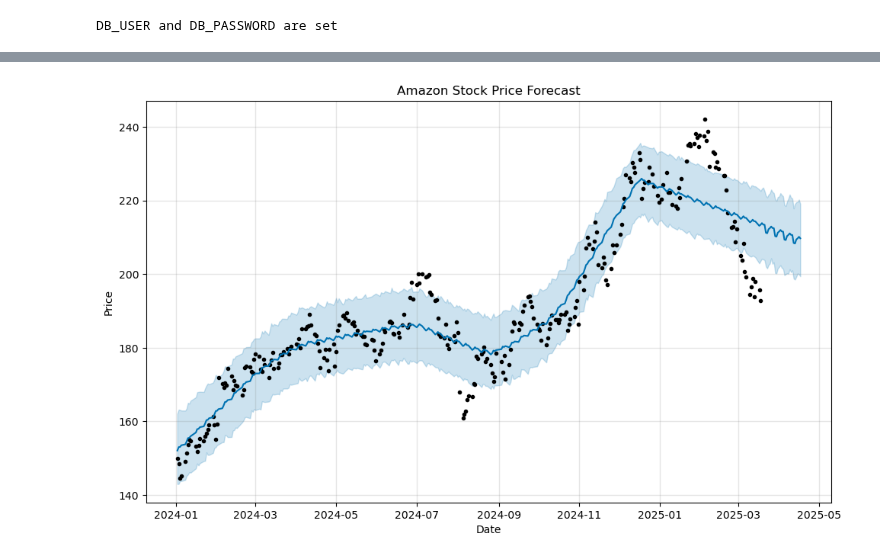
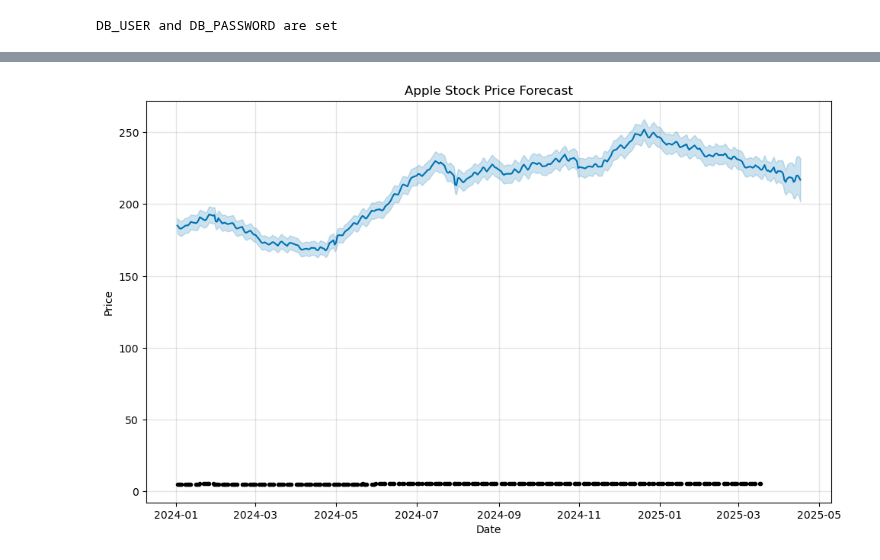
Before and after one commit to Chen-zexi/LangAlpha, a Jupyter notebook: notebooks/ts_forecast.ipynb, the cells around one changed output, grey strips where cells are left out. Drawn from its saved outputs; the diff is of its cells as text; code cells hidden in the pictures.

Commit message:
ts logic for stock

```diff
--- a/notebooks/ts_forecast.ipynb
+++ b/notebooks/ts_forecast.ipynb
@@ -51,0 +86,3 @@ data.rename(columns={'datadate': 'ds', 'prccd': 'y'}, inplace=True)
+# %%
+model.add_seasonality(name='weekly', period=7, fourier_order=3)
+model.add_seasonality(name='monthly', period=30.5, fourier_order=5)
@@ -52,4 +91,5 @@ data.rename(columns={'datadate': 'ds', 'prccd': 'y'}, inplace=True)
+# %%
+data['y'] = np.log(data['y'])
 # %%
-model = Prophet()
 model.fit(data)
 # %% [output]
@@ -60,14 +100,18 @@ model.fit(data)
 future = model.make_future_dataframe(periods=30)
 # %%
 forecast = model.predict(future)
+# %%
+forecast['yhat'] = np.exp(forecast['yhat'])
+forecast['yhat_lower'] = np.exp(forecast['yhat_lower'])
+forecast['yhat_upper'] = np.exp(forecast['yhat_upper'])
 # %%
 fig = model.plot(forecast)
-plt.title("Amazon Stock Price Forecast")
+plt.title("Apple Stock Price Forecast")
 plt.xlabel("Date")
 plt.ylabel("Price")
 plt.show()
 # %% [output]
-[figure, old version]
+[figure, new version]
 # %%
 forecast[['ds', 'yhat', 'yhat_lower', 'yhat_upper']].tail(30)
 # %% [output]
```
Also changed, not shown: parts of 11 cells of this notebook, 1 other file.
